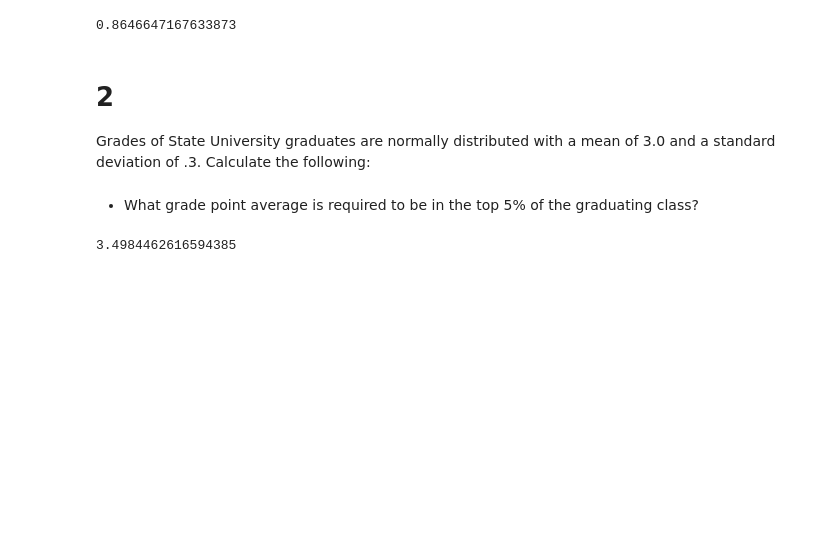
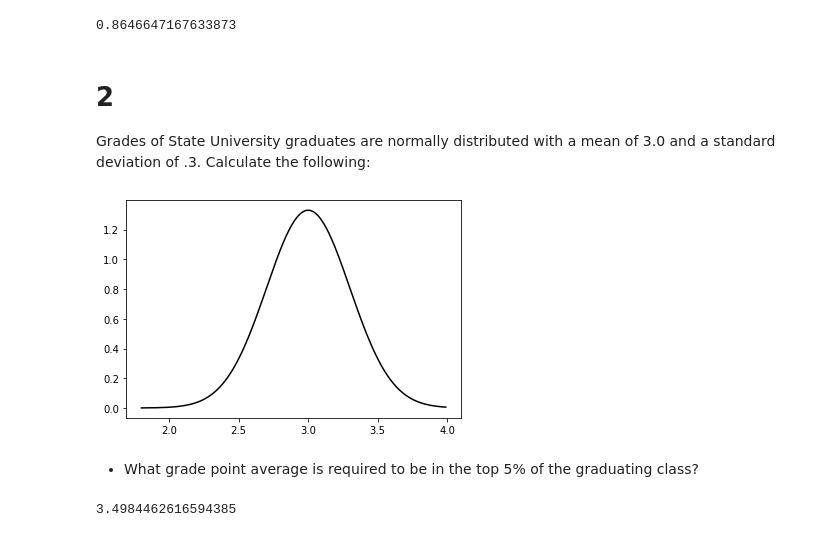
Before and after one commit to alegarcia-dev/statistics-exercises, a Jupyter notebook: probability_distributions.ipynb, the cells around one changed output. Saved outputs shown, nothing was run; the diff lists cells and outputs as text; code cells hidden in the pictures; blank space fills up the shorter version.

```diff
--- a/probability_distributions.ipynb
+++ b/probability_distributions.ipynb
@@ -64,6 +64,13 @@ dist.sf(0)
 Grades of State University graduates are normally distributed with a mean of 3.0 and a standard deviation of .3. Calculate the following:
 # %%
 grades_dist = stats.norm(3.0, 0.3)
+
+x = np.arange(1.8, 4.0, 0.01)
+y = grades_dist.pdf(x)
+
+plt.plot(x, y, color='black');
+# %% [output]
+[figure, added]
 # %%
 grades_sim = grades_dist.rvs(n_trials)
 # %% [markdown]
```
Also changed, not shown: parts of 37 cells of this notebook.
